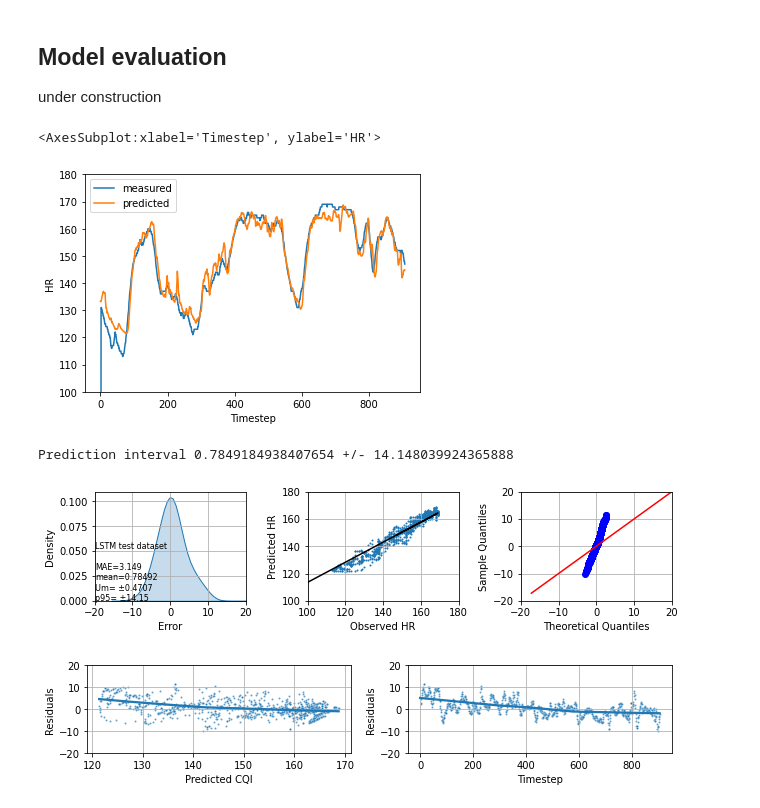
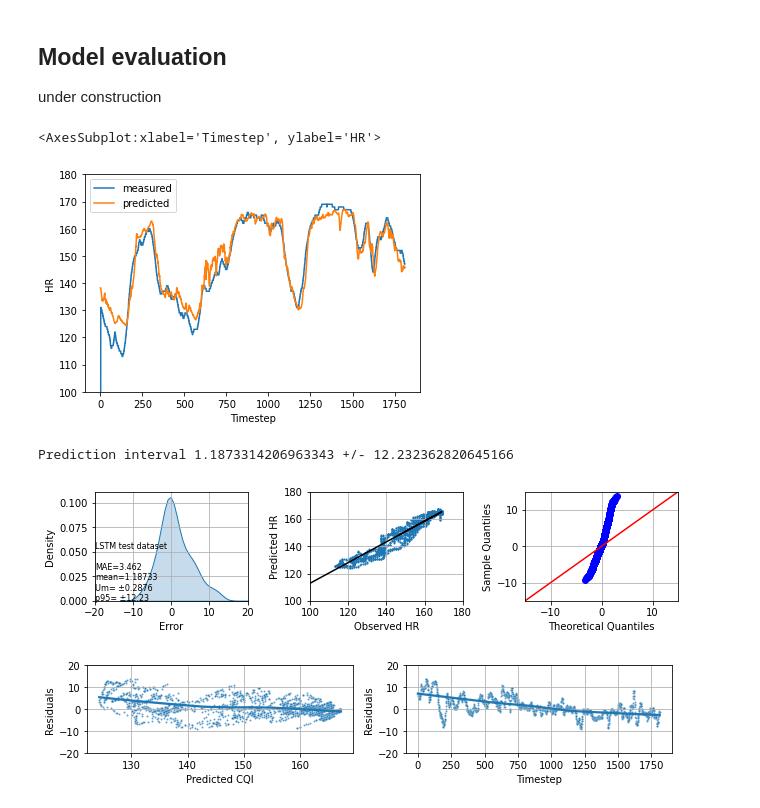
Before and after one commit to rikluost/athlete_hr_predict, a Jupyter notebook: 10_generator_and_model.ipynb, the cells around one changed output. Drawn from its saved outputs; the diff is of its cells as text; code cells hidden in the pictures.

```diff
--- a/10_generator_and_model.ipynb
+++ b/10_generator_and_model.ipynb
@@ -319,7 +327,7 @@ x,
 y,
 sequence_length=sequence_length,
 sampling_rate=step,
-batch_size=2)
+batch_size=1)
 
 # turn it into dataframe with observed & predicted values for test set comparison
 d=pd.DataFrame([0,1])
@@ -335,7 +343,7 @@ d = d.bfill()
 d.plot(ylim=(100,180), xlabel='Timestep', ylabel='HR')
 # %% [output]
 <AxesSubplot:xlabel='Timestep', ylabel='HR'>
-[figure, old version]
+[figure, new version]
 # %%
 # calculate some stats
 from sklearn.metrics import mean_squared_error
@@ -360,38 +368,38 @@ def mean_confidence_interval(data, confidence=0.95):
 
 mean_s, ci95_l, ci95_h, mean_uncertainty = mean_confidence_interval(data=(pred_test-y_test))
 # %% [output]
-Prediction interval 0.7849184938407654 +/- 14.148039924365888
+Prediction interval 1.1873314206963343 +/- 12.232362820645166
 # %%
 # graph the model performance
 
 import seaborn as sns
 import statsmodels.api as sm
 
 m, b = np.polyfit(y_test, pred_test, 1)
 
 fig, ((ax1, ax2, ax3)) = plt.subplots(1,3)
 fig.set_size_inches(9, 2.3)
 sns.kdeplot( x=pred_test-y_test, fill=True, ax=ax1, common_norm=False)
 ax2.scatter(x=y_test, y=pred_test, s=1)
 ax2.plot(y_test, m*y_test + b, c='black')
 sm.qqplot((pred_test-y_test), line ='45', ax=ax3)
 
 ax1.set_xlim(-20,20)
 ax1.set_xlabel('Error')
 ax2.set_xlabel('Observed HR')
 ax2.set_ylabel('Predicted HR')
 ax2.set_xlim(100,180)
 ax2.set_ylim(100,180)
-ax3.set_xlim(-20,20)
-ax3.set_ylim(-20,20)
+ax3.set_xlim(-15,15)
+ax3.set_ylim(-15,15)
 ax1.text(-19.8,0.0,'LSTM test dataset\n' + '\nMAE='+str(MAE_test) + "\nmean="+ str(round(mean_s,5)) + "\nUm= ±"+ str(round(mean_uncertainty,4))+'\np95= ±'+ str(round(test_sdev,2)) , fontsize=8 )
 ax1.grid()
 ax2.grid()
 ax3.grid()
 plt.tight_layout()
 plt.show()
 # %% [output]
-[figure, old version]
+[figure, new version]
 # %%
 # further residuals plots
 import random
@@ -417,4 +425,4 @@ ax2.grid()
 plt.tight_layout()
 plt.show()
 # %% [output]
-[figure, old version]
+[figure, new version]
```
Also changed, not shown: parts of 11 cells of this notebook, 1 other file.
